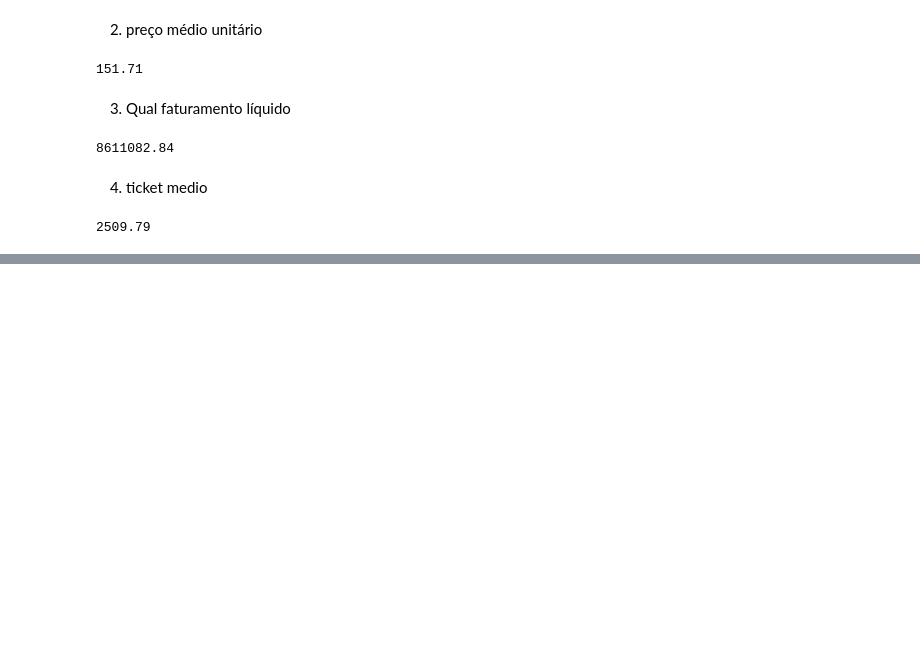
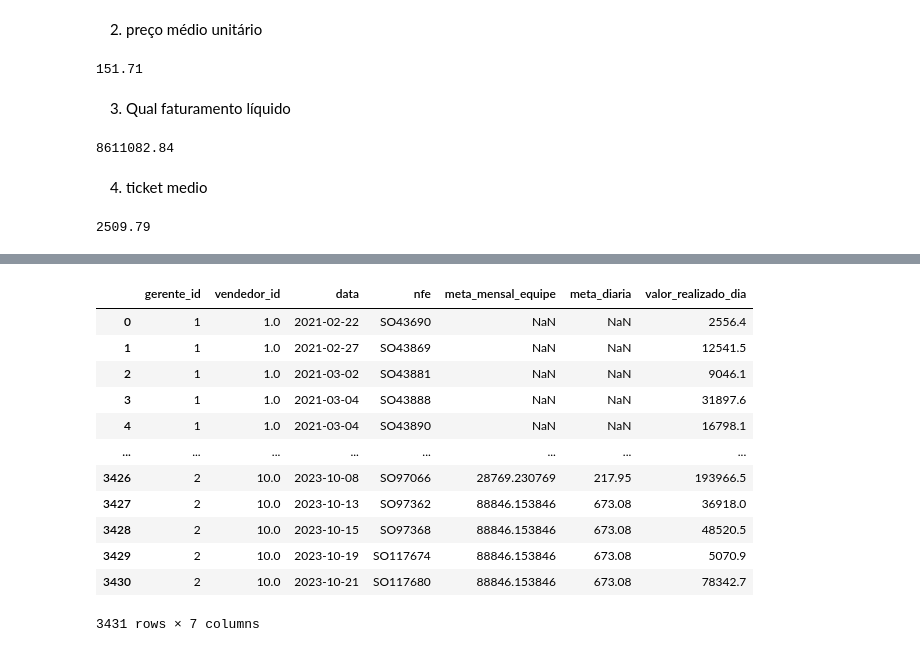
Before and after one commit to Clarice-Satiko-Aoto/b2b-analyis, a Jupyter notebook: B2B_EDA.ipynb, the cells around one changed output, grey strips where cells are left out. Cells and saved outputs as stored; diff of their text form; code cells hidden in the pictures; blank space fills up the shorter version.

```diff
--- a/B2B_EDA.ipynb
+++ b/B2B_EDA.ipynb
@@ -146,2 +225,26 @@ Freq: M, Name: meta_mensal, dtype: float64
+# %%
+#vendas realizadas por gerente e por vendedor
+
+df_hist.groupby(['gerente_id', 'vendedor_id','data' , 'nfe']).agg(
+    meta_mensal_equipe = ('meta_mensal', 'first'),
+    meta_diaria = ('meta_diaria_ind', 'first'),
+    valor_realizado_dia = ('valor_venda', 'sum')
+).reset_index()
+
+#.query("gerente_id==1 & vendedor_id ==1 & data >'2021-12-31' & data < '2022-02-01'")
+# %% [output]
+|  | gerente_id | vendedor_id | data | nfe | meta_mensal_equipe | meta_diaria | valor_realizado_dia |
+| 0 | 1 | 1.0 | 2021-02-22 | SO43690 | NaN | NaN | 2556.4 |
+| 1 | 1 | 1.0 | 2021-02-27 | SO43869 | NaN | NaN | 12541.5 |
+| 2 | 1 | 1.0 | 2021-03-02 | SO43881 | NaN | NaN | 9046.1 |
+| 3 | 1 | 1.0 | 2021-03-04 | SO43888 | NaN | NaN | 31897.6 |
+| 4 | 1 | 1.0 | 2021-03-04 | SO43890 | NaN | NaN | 16798.1 |
+| ... | ... | ... | ... | ... | ... | ... | ... |
+| 3426 | 2 | 10.0 | 2023-10-08 | SO97066 | 28769.230769 | 217.95 | 193966.5 |
+| 3427 | 2 | 10.0 | 2023-10-13 | SO97362 | 88846.153846 | 673.08 | 36918.0 |
+| 3428 | 2 | 10.0 | 2023-10-15 | SO97368 | 88846.153846 | 673.08 | 48520.5 |
+| 3429 | 2 | 10.0 | 2023-10-19 | SO117674 | 88846.153846 | 673.08 | 5070.9 |
+| 3430 | 2 | 10.0 | 2023-10-21 | SO117680 | 88846.153846 | 673.08 | 78342.7 |
+3431 rows × 7 columns
 # %%
 #Verificar os valores das metas e o fator vendedor
```
Also changed, not shown: parts of 20 cells of this notebook.
